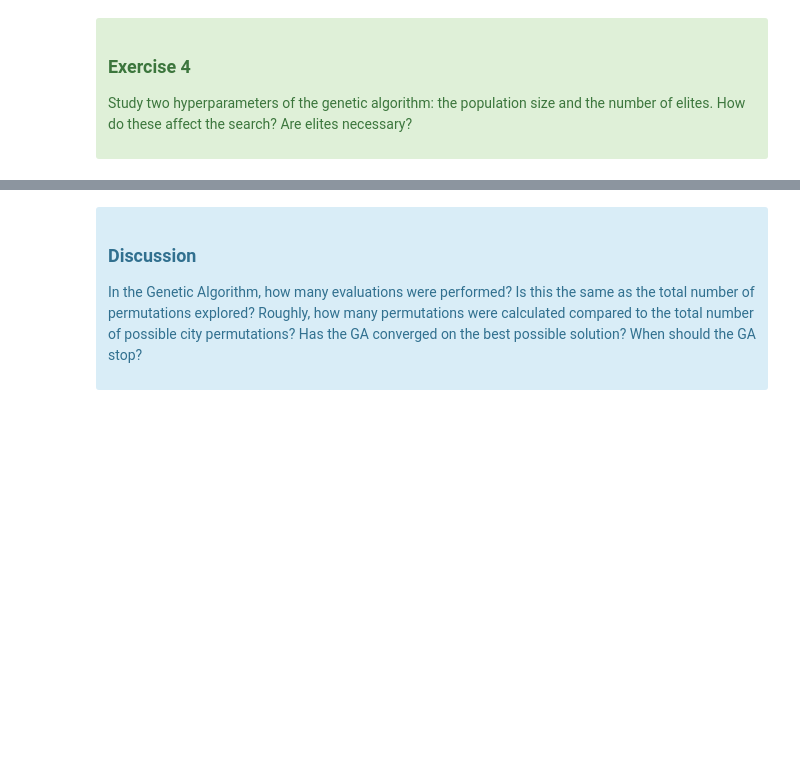
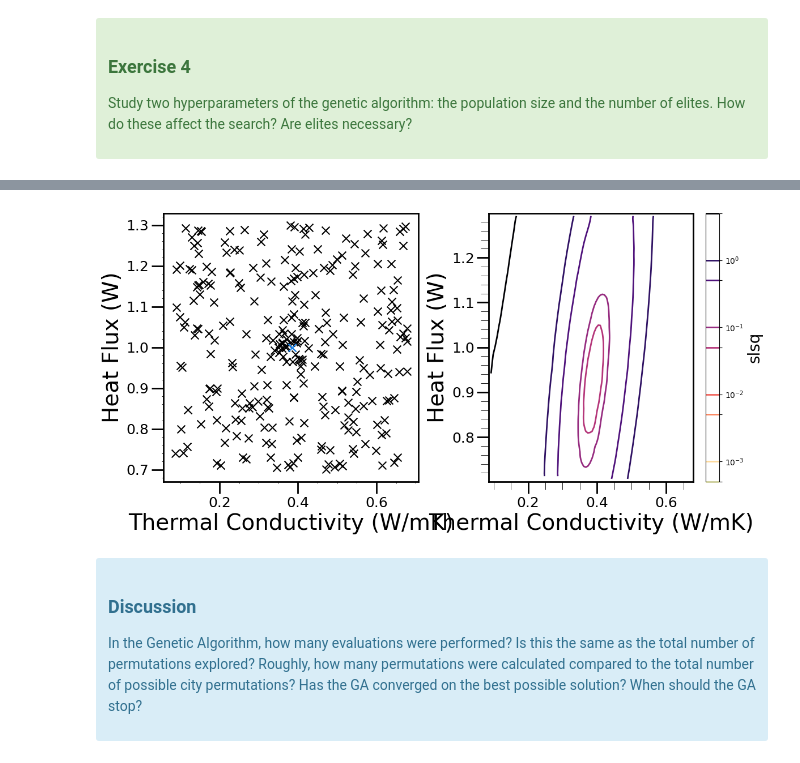
Before and after one commit to PapaKwansa/Chapter-4-submission-mode, a Jupyter notebook: 2_ga/genetic_algorithm.ipynb, the cells around one changed output, grey strips where cells are left out. Drawn from its saved outputs; the diff is of its cells as text; code cells hidden in the pictures; blank space fills up the shorter version.

```diff
--- a/2_ga/genetic_algorithm.ipynb
+++ b/2_ga/genetic_algorithm.ipynb
@@ -373,3 +570,97 @@ Study two hyperparameters of the genetic algorithm: the population size and the
+# %%
+# -*- coding: utf-8 -*-
+"""
+Created on Wed Oct  9 18:24:57 2024
+
+@author: rjess
+"""
+
+import numpy as np
+import pandas as pd
+import matplotlib.pyplot as plt
+import matplotlib.ticker as ticker
+from scipy.interpolate import griddata
+from matplotlib.colors import LogNorm
+
+def load_data(filename):
+    """
+    Loads data from the given file and returns a pandas DataFrame.
+    Handles FileNotFoundError and provides informative error messages.
+    """
+    try:
+        data = pd.read_csv(filename, delim_whitespace=True, names=['lamb', 'flux', 'slsq'])
+        return data
+    except FileNotFoundError:
+        print(f"Error: File '{filename}' not found. Please check the file path.")
+        return None
+
+def style_axes(ax):
+    """
+    Applies consistent styling to axes for better visual clarity.
+    """
+    for axis in ['top', 'bottom', 'left', 'right']:
+        ax.spines[axis].set_linewidth(2)
+    ax.tick_params(width=2, length=15, labelsize=18)
+    ax.xaxis.set_minor_locator(ticker.AutoMinorLocator())
+    ax.yaxis.set_minor_locator(ticker.AutoMinorLocator())
+    plt.tick_params(axis='x', which='minor', length=10)
+    plt.tick_params(axis='y', which='minor', length=10)
+
+def plot_scatter(data, ax=None, **kwargs):
+    """
+    Creates a scatter plot for thermal conductivity and heat flux.
+    Allows customization through keyword arguments and provides an optional axes object.
+    """
+    if ax is None:
+        fig, ax = plt.subplots()
+    ax.scatter(data['lamb'], data['flux'], marker='x', c='k', s=100, **kwargs)
+    ax.scatter(data['lamb'][0], data['flux'][0], marker='x', c='dodgerblue', s=100, **kwargs)
+    ax.set_xlabel('Thermal Conductivity (W/mK)', fontsize=28)
+    ax.set_ylabel('Heat Flux (W)', fontsize=28)
+    style_axes(ax)  # Apply consistent styling
+
+def plot_contours(data, ax=None, levels=None, cmap='magma_r', **kwargs):
+    """
+    Creates a contour plot for slsq values.
+    Allows customization through keyword arguments and provides an optional axes object.
+    """
+    if ax is None:
+        fig, ax = plt.subplots()
+    if levels is None:
+        levels = [0.0005, 0.001, 0.005, 0.01, 0.05, 0.1, 0.5, 1, 5]
+
+    lamb_grid, flux_grid = np.meshgrid(
+        np.linspace(data['lamb'].min(), data['lamb'].max(), 100),
+        np.linspace(data['flux'].min(), data['flux'].max(), 100)
+    )
+    slsq_grid = griddata((data['lamb'], data['flux']), data['slsq'], (lamb_grid, flux_grid), method='cubic')
+
+    contour = ax.contour(lamb_grid, flux_grid, slsq_grid, levels=levels, cmap=cmap, norm=LogNorm(), linewidths=2, **kwargs)
+    cbar = plt.colorbar(contour, ax=ax)
+    cbar.set_label('slsq', fontsize=20)
+    ax.set_xlabel('Thermal Conductivity (W/mK)', fontsize=28)
+    ax.set_ylabel('Heat Flux (W)', fontsize=28)
+    style_axes(ax)  # Apply consistent styling
+
+def main(filename='/content/monteCarloFiner275 (1).txt'):  # Default filename
+    """
+    Main function to load data, create plots, and display them.
+    """
+    data = load_data(filename)
+
+    if data is not None:
+        fig, (ax1, ax2) = plt.subplots(1, 2, figsize=(12, 6))  # Create subplots
+
+        plot_scatter(data, ax=ax1)
+        plot_contours(data, ax=ax2)
+
+        fig.tight_layout()  # Adjust layout for better spacing
+        plt.show()
+
+if __name__ == '__main__':
+    main()  # Call main function with default filename
+# %% [output]
+[figure, added]
 # %% [markdown]
 <div class="alert alert-info">
     <h3>Discussion</h3>
```
Also changed, not shown: parts of 17 cells of this notebook.
